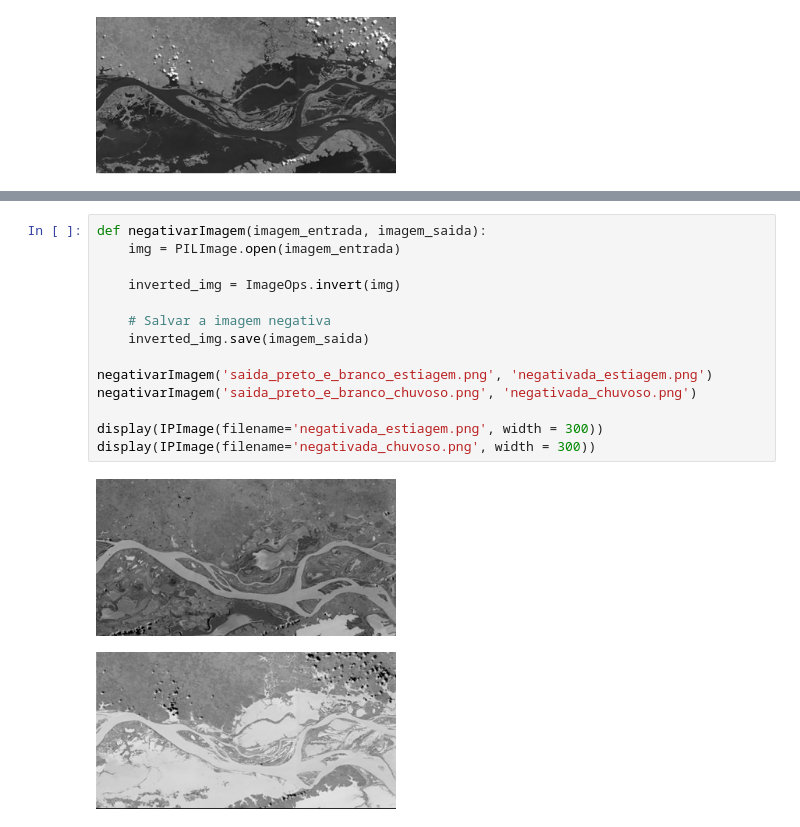
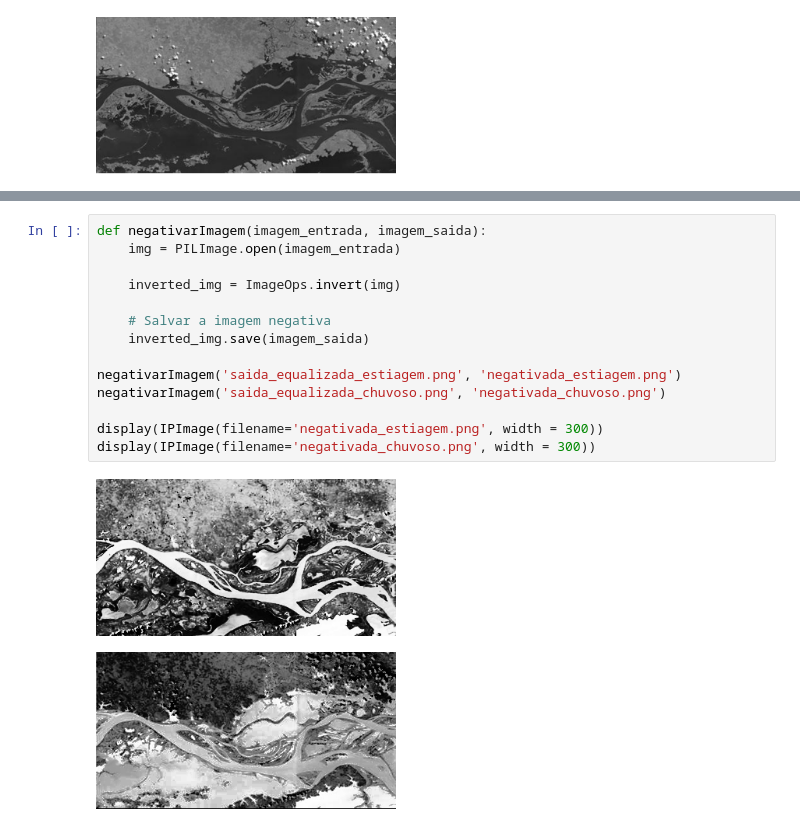
Before and after one commit to guilhermeMilani/operadores-morfologicos, a Jupyter notebook: OperadoresMorfologicos.ipynb, the cells around one changed output, grey strips where cells are left out. Cells and saved outputs as stored; diff of their text form.

```diff
--- a/OperadoresMorfologicos.ipynb
+++ b/OperadoresMorfologicos.ipynb
@@ -58,20 +70,20 @@ display(IPImage(filename='saida_preto_e_branco_equalizada.png', width=300))
 # %%
 def negativarImagem(imagem_entrada, imagem_saida):
     img = PILImage.open(imagem_entrada)
 
     inverted_img = ImageOps.invert(img)
 
     # Salvar a imagem negativa
     inverted_img.save(imagem_saida)
 
-negativarImagem('saida_preto_e_branco_estiagem.png', 'negativada_estiagem.png')
-negativarImagem('saida_preto_e_branco_chuvoso.png', 'negativada_chuvoso.png')
+negativarImagem('saida_equalizada_estiagem.png', 'negativada_estiagem.png')
+negativarImagem('saida_equalizada_chuvoso.png', 'negativada_chuvoso.png')
 
 display(IPImage(filename='negativada_estiagem.png', width = 300))
 display(IPImage(filename='negativada_chuvoso.png', width = 300))
 # %% [output]
-[figure, old version]
+[figure, new version]
-[figure, old version]
+[figure, new version]
 # %%
 def realce(imagem_entrada, imagem_saida):
     imagem = cv2.imread(imagem_entrada)
```
Also changed, not shown: parts of 7 cells of this notebook, 10 other files.
